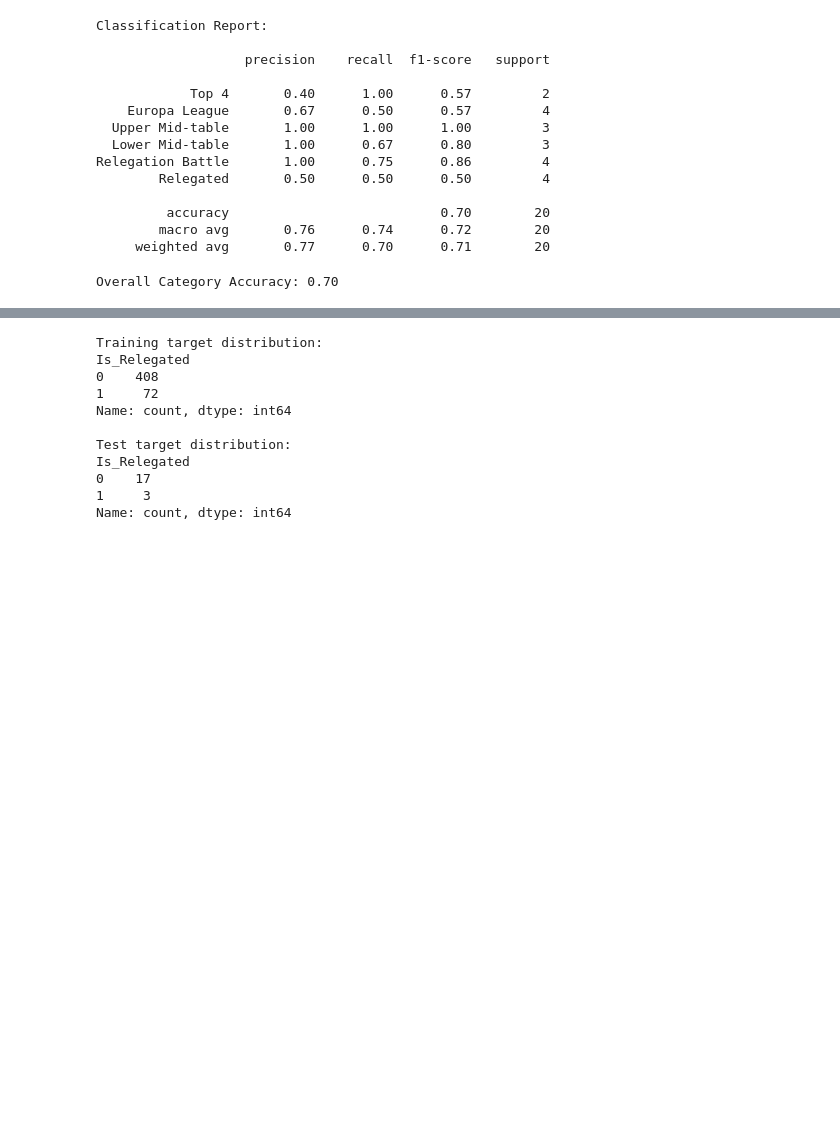
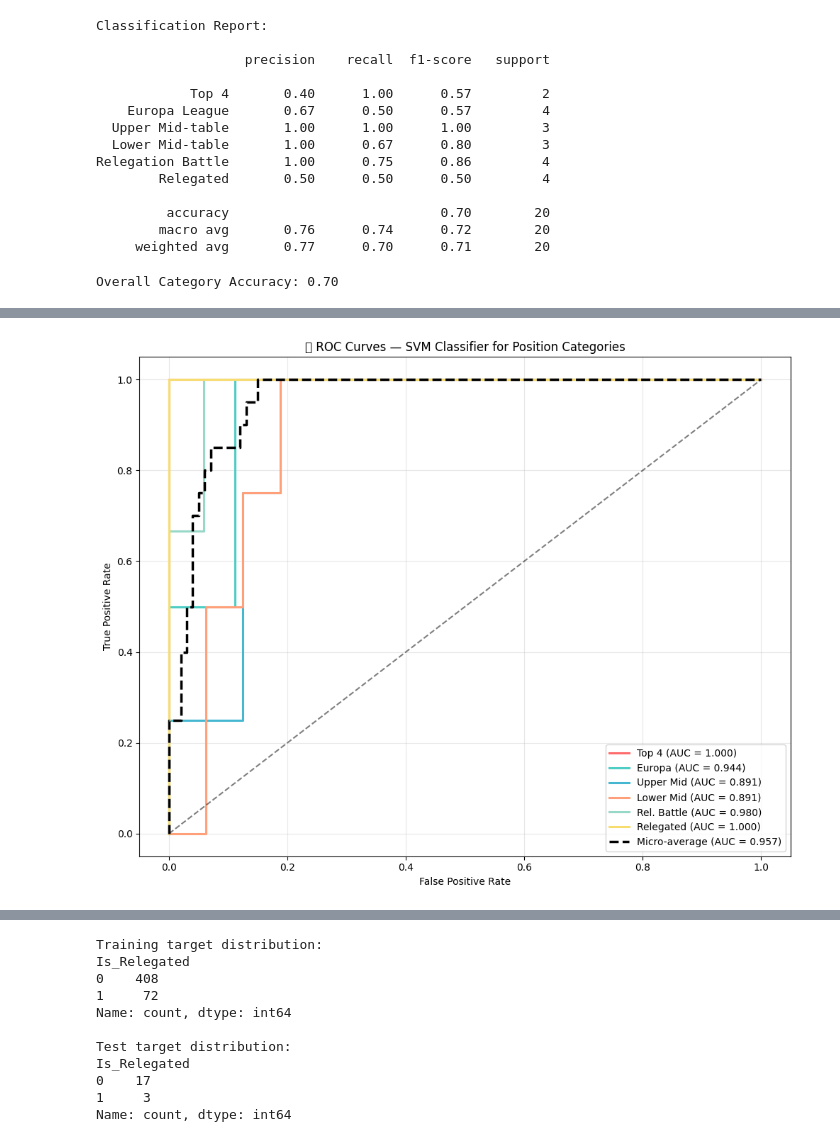
Before and after one commit to AtfastrSlushyMaker/pl-standings-prediction-project, a Jupyter notebook: notebooks/algorithms/SVM/svm_model.ipynb, the cells around one changed output, grey strips where cells are left out. Drawn from its saved outputs; the diff is of its cells as text; code cells hidden in the pictures; blank space fills up the shorter version.

```diff
--- a/notebooks/algorithms/SVM/svm_model.ipynb
+++ b/notebooks/algorithms/SVM/svm_model.ipynb
@@ -21,7 +21,7 @@ possible_paths = [
 ]
 for path in possible_paths:
     try:
-        data = pd.read_csv(path)
+        df_agg = pd.read_csv(path)  # 💡 assign directly to df_agg instead of data
         print(f"Dataset loaded from: {path}")
         break
     except FileNotFoundError:
@@ -30,24 +30,24 @@ else:
     raise FileNotFoundError("team_season_aggregated.csv not found in specified paths.")
 
 # Show basic information
-print(f"Dataset shape: {data.shape}")
-if 'Season' in data.columns:
-    seasons = sorted(data['Season'].unique())
+print(f"Dataset shape: {df_agg.shape}")
+if 'Season' in df_agg.columns:
+    seasons = sorted(df_agg['Season'].unique())
     print(f"Seasons in data: {seasons}")
 else:
     print("No 'Season' column found in data.")
 print("\nFirst few rows of the dataset:")
-display(data.head())
+display(df_agg.head())
 
 # Distribution of the target variable FTR
-if 'FTR' in data.columns:
-    result_counts = data['FTR'].value_counts()
+if 'FTR' in df_agg.columns:
+    result_counts = df_agg['FTR'].value_counts()
     print("\nFull Time Result value counts:")
     print(result_counts.to_string())
 
     # Plot the distribution of FTR
     plt.figure(figsize=(6,4))
-    sns.countplot(x='FTR', data=data, order=result_counts.index)
+    sns.countplot(x='FTR', data=df_agg, order=result_counts.index)
     plt.title("Distribution of Full Time Result (FTR)")
     plt.xlabel("Full Time Result")
     plt.ylabel("Match Count")
@@ -297,2 +522,79 @@ Overall Category Accuracy: 0.70
+# %%
+from sklearn.svm import SVC
+from sklearn.pipeline import make_pipeline
+from sklearn.preprocessing import StandardScaler, label_binarize
+from sklearn.metrics import roc_curve, auc, roc_auc_score
+import matplotlib.pyplot as plt
+import numpy as np
+
+# Step 1: Convert final league positions into category codes (0-5)
+def position_to_category_code(pos):
+    """Convert numeric rank into a category label."""
+    if pos <= 4:
+        return 0       # Top 4
+    elif pos <= 6:
+        return 1      # Europa
+    elif pos <= 10:
+        return 2     # Upper Mid-table
+    elif pos <= 14:
+        return 3     # Lower Mid-table
+    elif pos <= 17:
+        return 4     # Relegation Battle
+    else:
+        return 5               # Relegated
+
+# Re-assign X_train and X_test from the original split (from cell _euOpUfcS-d_)
+X_train = train_seasons[available_features].copy()
+X_test = test_season[available_features].copy()
+
+y_train_full = train_seasons['Final_Position']
+y_test_full  = test_season['Final_Position']
+
+y_train_cat = np.array([position_to_category_code(pos) for pos in y_train_full])
+y_test_cat  = np.array([position_to_category_code(pos) for pos in y_test_full])
+
+# Step 2: Train SVM classifier with probability support
+svm_clf_pipeline = make_pipeline(
+    StandardScaler(),
+    SVC(kernel='rbf', C=10, probability=True, random_state=42)
+)
+svm_clf_pipeline.fit(X_train, y_train_cat)
+y_proba = svm_clf_pipeline.predict_proba(X_test)
+
+# Step 3: Binarize true labels for ROC computation
+n_classes = 6
+y_test_bin = label_binarize(y_test_cat, classes=range(n_classes))
+
+# Step 4: Compute ROC curve and AUC per class
+fpr, tpr, roc_auc = {}, {}, {}
+for i in range(n_classes):
+    fpr[i], tpr[i], _ = roc_curve(y_test_bin[:, i], y_proba[:, i])
+    roc_auc[i] = auc(fpr[i], tpr[i])
+
+# Micro-average ROC
+fpr["micro"], tpr["micro"], _ = roc_curve(y_test_bin.ravel(), y_proba.ravel())
+roc_auc["micro"] = auc(fpr["micro"], tpr["micro"])
+
+# Step 5: Plot ROC Curves
+plt.figure(figsize=(10, 8))
+colors = ['#FF6B6B', '#4ECDC4', '#45B7D1', '#FFA07A', '#98D8C8', '#F7DC6F']
+labels = ['Top 4', 'Europa', 'Upper Mid', 'Lower Mid', 'Rel. Battle', 'Relegated']
+
+for i, color in zip(range(n_classes), colors):
+    plt.plot(fpr[i], tpr[i], lw=2.2, label=f'{labels[i]} (AUC = {roc_auc[i]:.3f})', color=color)
+
+# Micro-average curve
+plt.plot(fpr["micro"], tpr["micro"], linestyle='--', lw=2.5, color='black', label=f'Micro-average (AUC = {roc_auc["micro"]:.3f})')
+plt.plot([0, 1], [0, 1], 'k--', lw=1.5, alpha=0.5)
+
+plt.xlabel('False Positive Rate')
+plt.ylabel('True Positive Rate')
+plt.title('🏁 ROC Curves — SVM Classifier for Position Categories')
+plt.legend(loc="lower right")
+plt.grid(alpha=0.3)
+plt.tight_layout()
+plt.show()
+# %% [output]
+[figure, added]
 # %% [markdown]
 ## Defining Relegation Target and Train/Test Split
```
Also changed, not shown: parts of 19 cells of this notebook.
